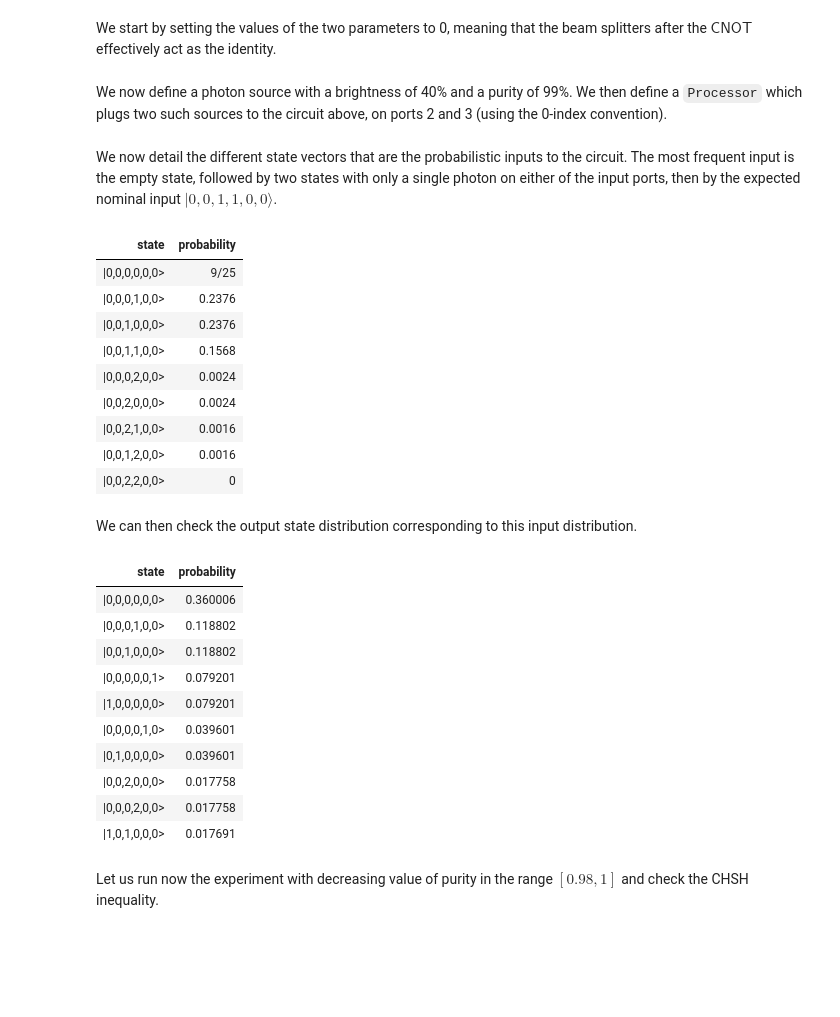
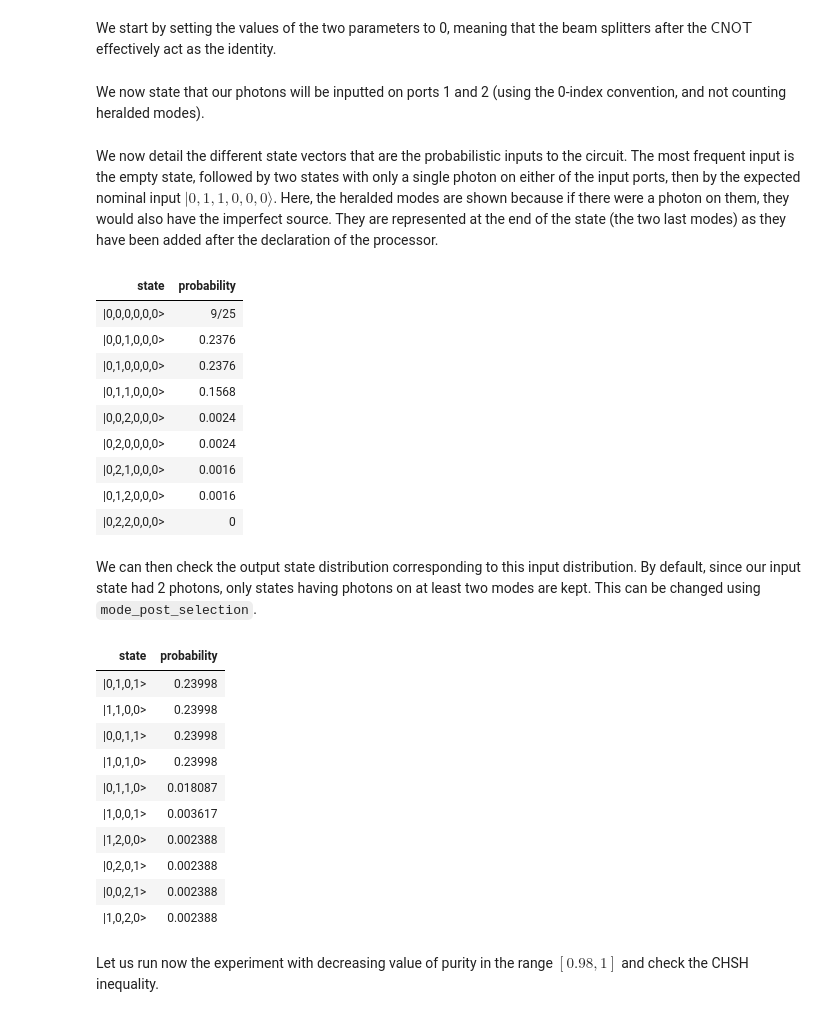
Before and after one commit to Quandela/Perceval, a Jupyter notebook: docs/source/notebooks/walkthrough-cnot.ipynb, the cells around one changed output. Saved outputs shown, nothing was run; the diff lists cells and outputs as text; code cells hidden in the pictures; blank space fills up the shorter version.

Commit message:
PCVL-165 updated notebooks to the new version (#72)

```diff
--- a/docs/source/notebooks/walkthrough-cnot.ipynb
+++ b/docs/source/notebooks/walkthrough-cnot.ipynb
@@ -15,9 +14,9 @@ We start by describing the circuit as defined by the paper above- it is a circui
 # %%
-cnot = phys.Circuit(6, name="Ralph CNOT")
-cnot.add((0, 1), phys.BS(R=1/3, phi_b=sp.pi, phi_d=0))
-cnot.add((3, 4), phys.BS(R=1/2))
-cnot.add((2, 3), phys.BS(R=1/3, phi_b=sp.pi, phi_d=0))
-cnot.add((4, 5), phys.BS(R=1/3))
-cnot.add((3, 4), phys.BS(R=1/2))
+cnot = pcvl.Circuit(6, name="Ralph CNOT")
+cnot.add((0, 1), pcvl.BS.H(pcvl.BS.r_to_theta(1/3), phi_tl = -np.pi/2, phi_bl = np.pi, phi_tr = np.pi / 2))
+cnot.add((3, 4), pcvl.BS.H())
+cnot.add((2, 3), pcvl.BS.H(pcvl.BS.r_to_theta(1/3), phi_tl = -np.pi/2, phi_bl = np.pi, phi_tr = np.pi / 2))
+cnot.add((4, 5), pcvl.BS.H(pcvl.BS.r_to_theta(1/3)))
+cnot.add((3, 4), pcvl.BS.H())
 pcvl.pdisplay(cnot)
 # %% [output]
@@ -26,0 +26,7 @@ We can then simulate this circuit using the `Naive` backend on four different in
+# %%
+p = pcvl.Processor("Naive", cnot)
+p.set_postprocess(lambda s: (s[1] or s[2]) and (s[3] or s[4]))
+p.add_herald(0, 0)
+p.add_herald(5, 0)
+
+pcvl.pdisplay(p, recursive = True)
@@ -57,14 +62,19 @@ To reproduce this Bell test protocol, we define a new circuit which uses the $\m
 # %%
-test_cnot = phys.Circuit(6)
-test_cnot.add((1, 2), phys.BS())
+source = pcvl.Source(brightness=0.40, purity=0.99)
 
-test_cnot //= cnot
+QPU = pcvl.Processor("Naive", 4, source)
+QPU.add(0, pcvl.BS.H())
+
+# Remove postprocess function as it would mean nothing to the new QPU
+p.set_postprocess(None)
+
+QPU.add(0, p)
 
 a = pcvl.Parameter("a")
 b = pcvl.Parameter("b")
 
-test_cnot.add((1, 2), phys.BS(theta=a))
-test_cnot.add((3, 4), phys.BS(theta=b))
+QPU.add(0, pcvl.BS.H(theta=a))
+QPU.add(2, pcvl.BS.H(theta=b))
 
-pcvl.pdisplay(test_cnot)
+pcvl.pdisplay(QPU, recursive = True)
 # %% [output]
@@ -75,42 +85,41 @@ We start by setting the values of the two parameters to 0, meaning that the beam
 a.set_value(0)
 b.set_value(0)
 # %% [markdown]
-We now define a photon source with a brightness of 40% and a purity of 99%. We then define a `Processor` which plugs two such sources to the circuit above, on ports 2 and 3 (using the 0-index convention).
+We now state that our photons will be inputted on ports 1 and 2 (using the 0-index convention, and not counting heralded modes).
 # %%
-source = pcvl.Source(brightness=0.40, purity=0.99)
-QPU = pcvl.Processor({2:source, 3:source}, test_cnot)
+QPU.with_input(pcvl.BasicState([0, 1, 1, 0]))
 # %% [markdown]
-We now detail the different state vectors that are the probabilistic inputs to the circuit. The most frequent input is the empty state, followed by two states with only a single photon on either of the input ports, then by the expected nominal input $|0,0,1,1,0,0\rangle$.
+We now detail the different state vectors that are the probabilistic inputs to the circuit. The most frequent input is the empty state, followed by two states with only a single photon on either of the input ports, then by the expected nominal input $|0,1,1,0,0,0\rangle$. Here, the heralded modes are shown because if there were a photon on them, they would also have the imperfect source. They are represented at the end of the state (the two last modes) as they have been added after the declaration of the processor.
 # %%
 pcvl.pdisplay(QPU.source_distribution, precision=1e-4)
 # %% [output]
 | state | probability |
 | |0,0,0,0,0,0> | 9/25 |
-| |0,0,0,1,0,0> | 0.2376 |
 | |0,0,1,0,0,0> | 0.2376 |
-| |0,0,1,1,0,0> | 0.1568 |
-| |0,0,0,2,0,0> | 0.0024 |
+| |0,1,0,0,0,0> | 0.2376 |
+| |0,1,1,0,0,0> | 0.1568 |
 | |0,0,2,0,0,0> | 0.0024 |
-| |0,0,2,1,0,0> | 0.0016 |
-| |0,0,1,2,0,0> | 0.0016 |
-| |0,0,2,2,0,0> | 0 |
+| |0,2,0,0,0,0> | 0.0024 |
+| |0,2,1,0,0,0> | 0.0016 |
+| |0,1,2,0,0,0> | 0.0016 |
+| |0,2,2,0,0,0> | 0 |
 # %% [markdown]
-We can then check the output state distribution corresponding to this input distribution.
+We can then check the output state distribution corresponding to this input distribution. By default, since our input state had 2 photons, only states having photons on at least two modes are kept. This can be changed using `mode_post_selection`.
 # %%
-_, output_distribution=QPU.run(simulator_backend)
+output_distribution=QPU.probs()["results"]
 pcvl.pdisplay(output_distribution, max_v=10)
 # %% [output]
 | state | probability |
-| |0,0,0,0,0,0> | 0.360006 |
-| |0,0,0,1,0,0> | 0.118802 |
-| |0,0,1,0,0,0> | 0.118802 |
-| |0,0,0,0,0,1> | 0.079201 |
-| |1,0,0,0,0,0> | 0.079201 |
-| |0,0,0,0,1,0> | 0.039601 |
-| |0,1,0,0,0,0> | 0.039601 |
-| |0,0,2,0,0,0> | 0.017758 |
-| |0,0,0,2,0,0> | 0.017758 |
-| |1,0,1,0,0,0> | 0.017691 |
+| |0,1,0,1> | 0.23998 |
+| |1,1,0,0> | 0.23998 |
+| |0,0,1,1> | 0.23998 |
+| |1,0,1,0> | 0.23998 |
+| |0,1,1,0> | 0.018087 |
+| |1,0,0,1> | 0.003617 |
+| |1,2,0,0> | 0.002388 |
+| |0,2,0,1> | 0.002388 |
+| |0,0,2,1> | 0.002388 |
+| |1,0,2,0> | 0.002388 |
 # %% [markdown]
 Let us run now the experiment with decreasing value of purity in the range $[0.98,1]$ and check the CHSH inequality.
 # %%
```
Also changed, not shown: parts of 13 cells of this notebook, 10 other files.
